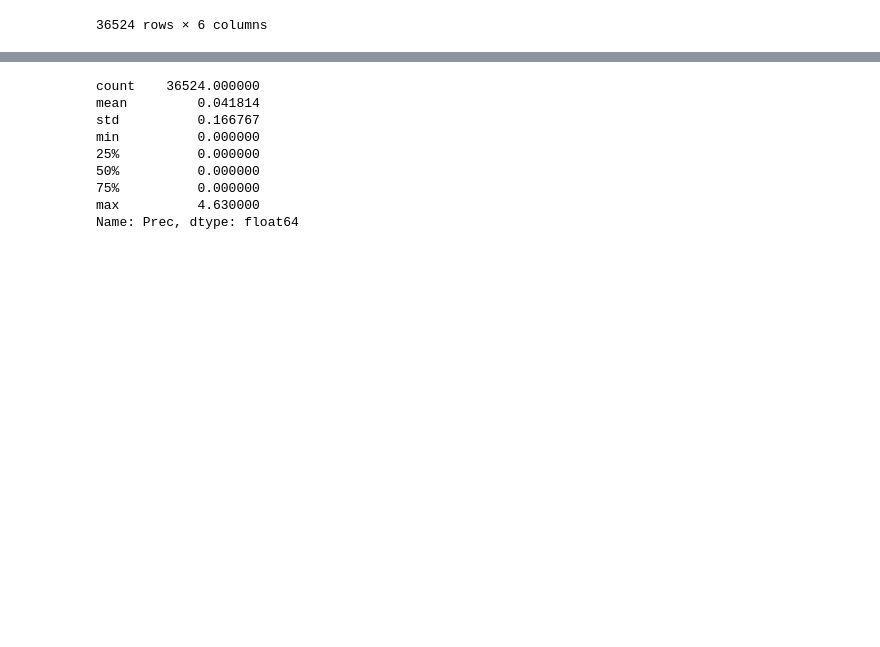
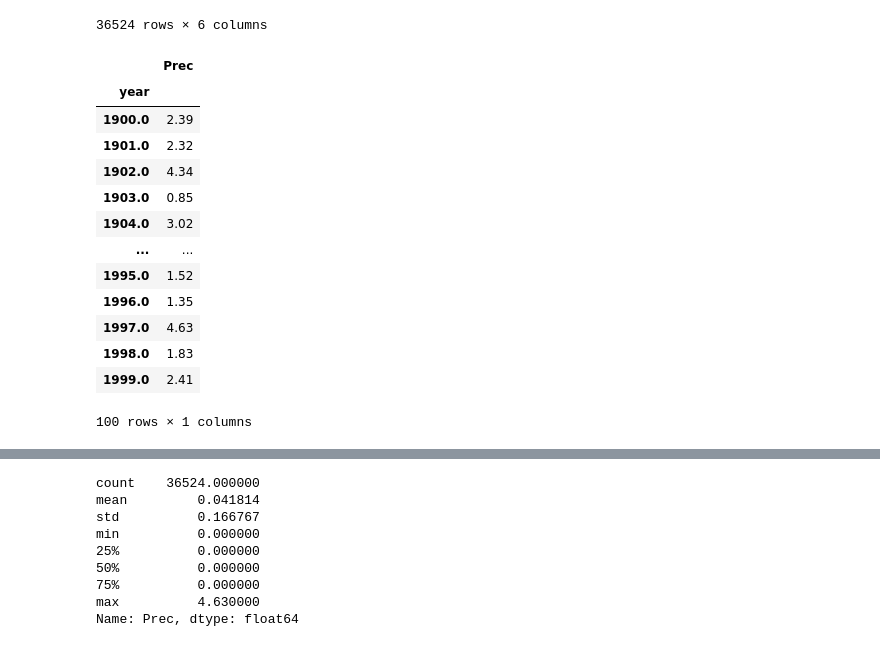
Before and after one commit to donmezkutay/msc-thesis-codes, a Jupyter notebook: exploratory_climextremes.ipynb, the cells around one changed output, grey strips where cells are left out. Saved outputs shown, nothing was run; the diff lists cells and outputs as text; code cells hidden in the pictures; blank space fills up the shorter version.

```diff
--- a/exploratory_climextremes.ipynb
+++ b/exploratory_climextremes.ipynb
@@ -27,3 +27,21 @@ dt
 | 36523 | 36523.0 | 364.0 | 12.0 | 30.0 | 1999.0 | 0.0 |
 | 36524 | 36524.0 | 365.0 | 12.0 | 31.0 | 1999.0 | 0.0 |
 36524 rows × 6 columns
+# %%
+dtMax = dt.groupby('year').max()[['Prec']]
+dtMax
+# %% [output]
+|  | Prec |
+| year |  |
+| 1900.0 | 2.39 |
+| 1901.0 | 2.32 |
+| 1902.0 | 4.34 |
+| 1903.0 | 0.85 |
+| 1904.0 | 3.02 |
+| ... | ... |
+| 1995.0 | 1.52 |
+| 1996.0 | 1.35 |
+| 1997.0 | 4.63 |
+| 1998.0 | 1.83 |
+| 1999.0 | 2.41 |
+100 rows × 1 columns
```
Also changed, not shown: parts of 2 cells of this notebook, 4 other files.
